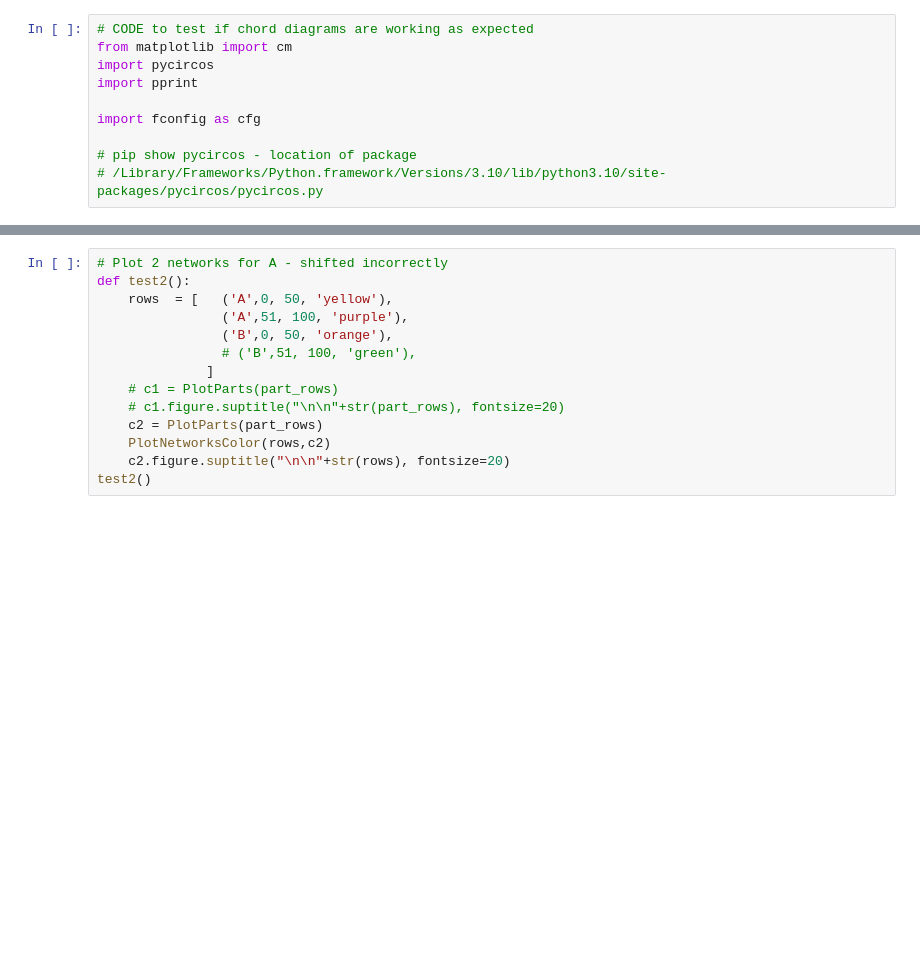
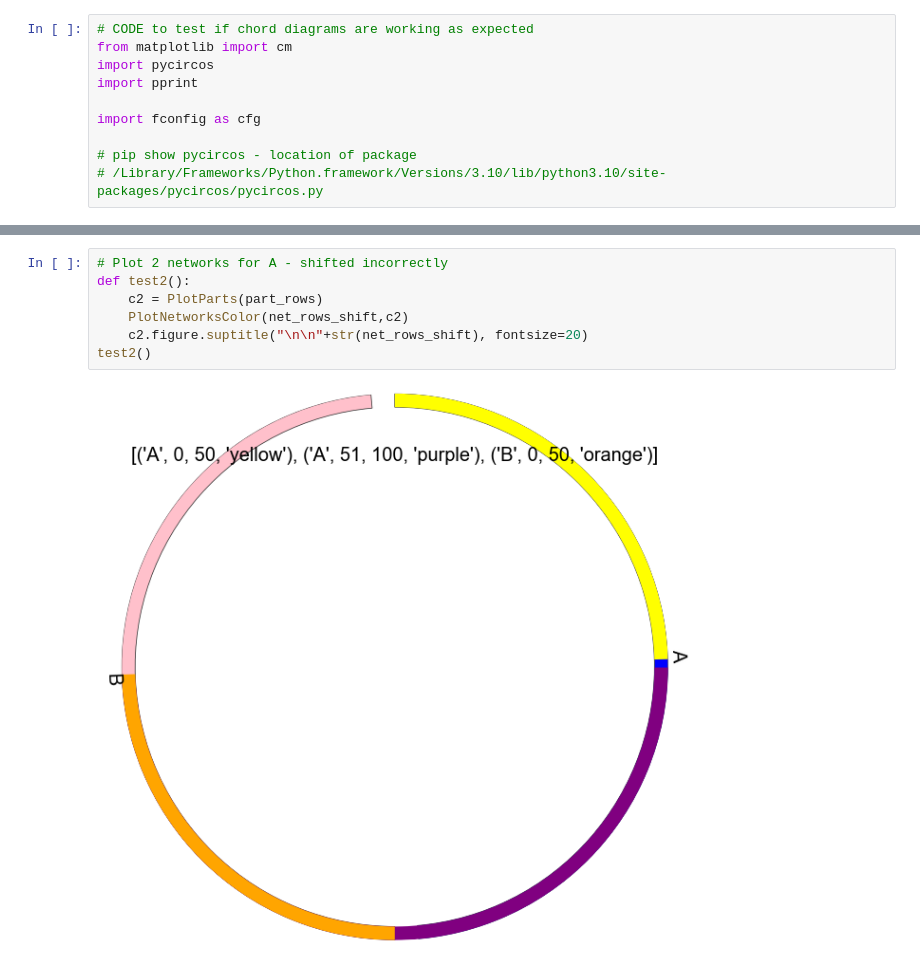
Before and after one commit to britzinger/unh_mod1.0, a Jupyter notebook: main_test.ipynb, the cells around one changed output, grey strips where cells are left out. Cells and saved outputs as stored; diff of their text form; blank space fills up the shorter version.

```diff
--- a/main_test.ipynb
+++ b/main_test.ipynb
@@ -133,14 +151,9 @@ test1()
 # %%
 # Plot 2 networks for A - shifted incorrectly
 def test2():
-    rows  = [   ('A',0, 50, 'yellow'),
-                ('A',51, 100, 'purple'),
-                ('B',0, 50, 'orange'),
-                # ('B',51, 100, 'green'),
-              ]
-    # c1 = PlotParts(part_rows)
-    # c1.figure.suptitle("\n\n"+str(part_rows), fontsize=20)
     c2 = PlotParts(part_rows)
-    PlotNetworksColor(rows,c2)
-    c2.figure.suptitle("\n\n"+str(rows), fontsize=20)
+    PlotNetworksColor(net_rows_shift,c2)
+    c2.figure.suptitle("\n\n"+str(net_rows_shift), fontsize=20)
 test2()
+# %% [output]
+[figure, added]
```
Also changed, not shown: parts of 15 cells of this notebook, 11 other files.
